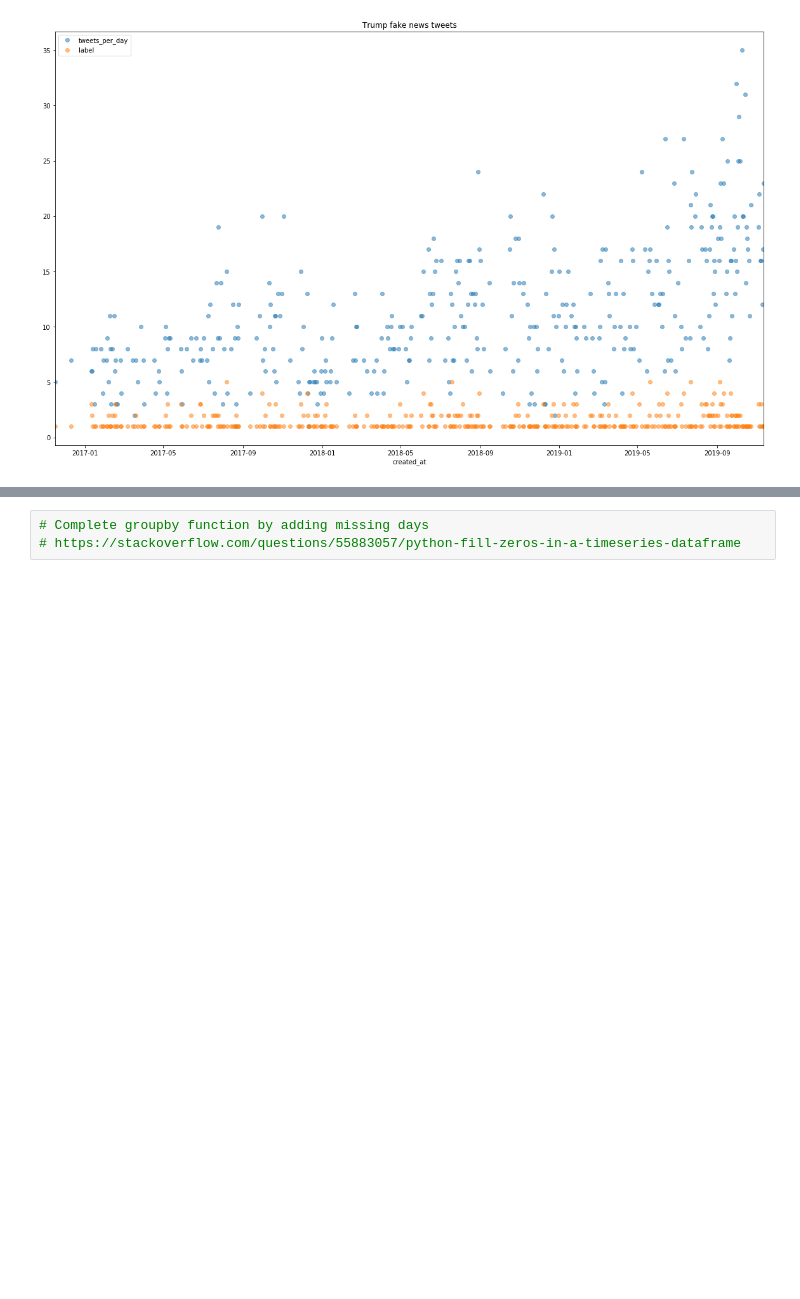
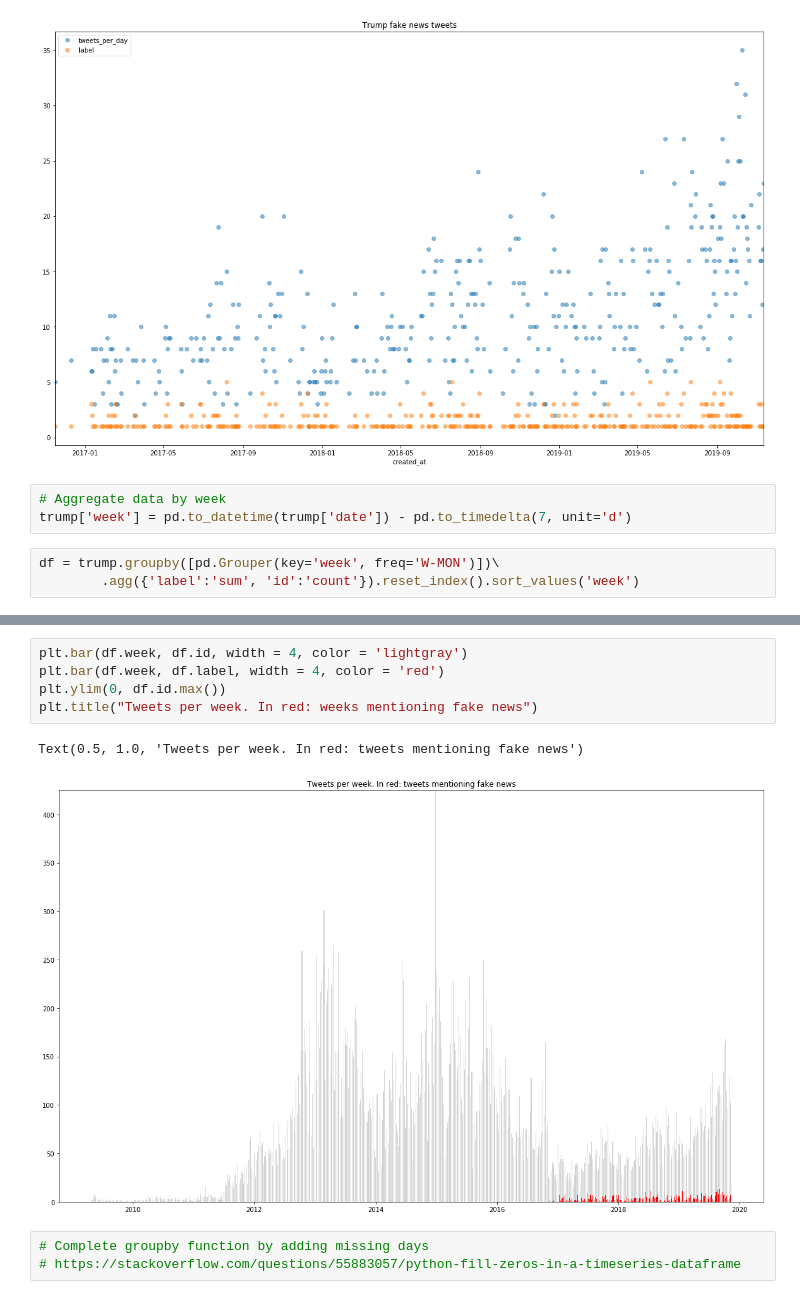
Before and after one commit to cmdelaserna/tweets-analysis, a Jupyter notebook: Fake News on Twitter.ipynb, the cells around one changed output, grey strips where cells are left out. Cells and saved outputs as stored; diff of their text form; blank space fills up the shorter version.

Commit message:
aggregating tweets by week

```diff
--- a/Fake News on Twitter.ipynb
+++ b/Fake News on Twitter.ipynb
@@ -103,3 +102,9 @@ aggregate_tweets_day(trump, "Trump fake news tweets")
 - Last tweet: 2019-11-11
 - Average frequency: 2 days 21:01:25.488126
 [figure]
+# %%
+# Aggregate data by week
+trump['week'] = pd.to_datetime(trump['date']) - pd.to_timedelta(7, unit='d')
+# %%
+df = trump.groupby([pd.Grouper(key='week', freq='W-MON')])\
+        .agg({'label':'sum', 'id':'count'}).reset_index().sort_values('week')
@@ -106,3 +120,11 @@ aggregate_tweets_day(trump, "Trump fake news tweets")
+# %%
+plt.bar(df.week, df.id, width = 4, color = 'lightgray')
+plt.bar(df.week, df.label, width = 4, color = 'red')
+plt.ylim(0, df.id.max())
+plt.title("Tweets per week. In red: weeks mentioning fake news")
+# %% [output]
+Text(0.5, 1.0, 'Tweets per week. In red: tweets mentioning fake news')
+[figure, added]
 # %%
 # Complete groupby function by adding missing days
 # https://stackoverflow.com/questions/55883057/python-fill-zeros-in-a-timeseries-dataframe
```
Also changed, not shown: parts of 7 cells of this notebook.
